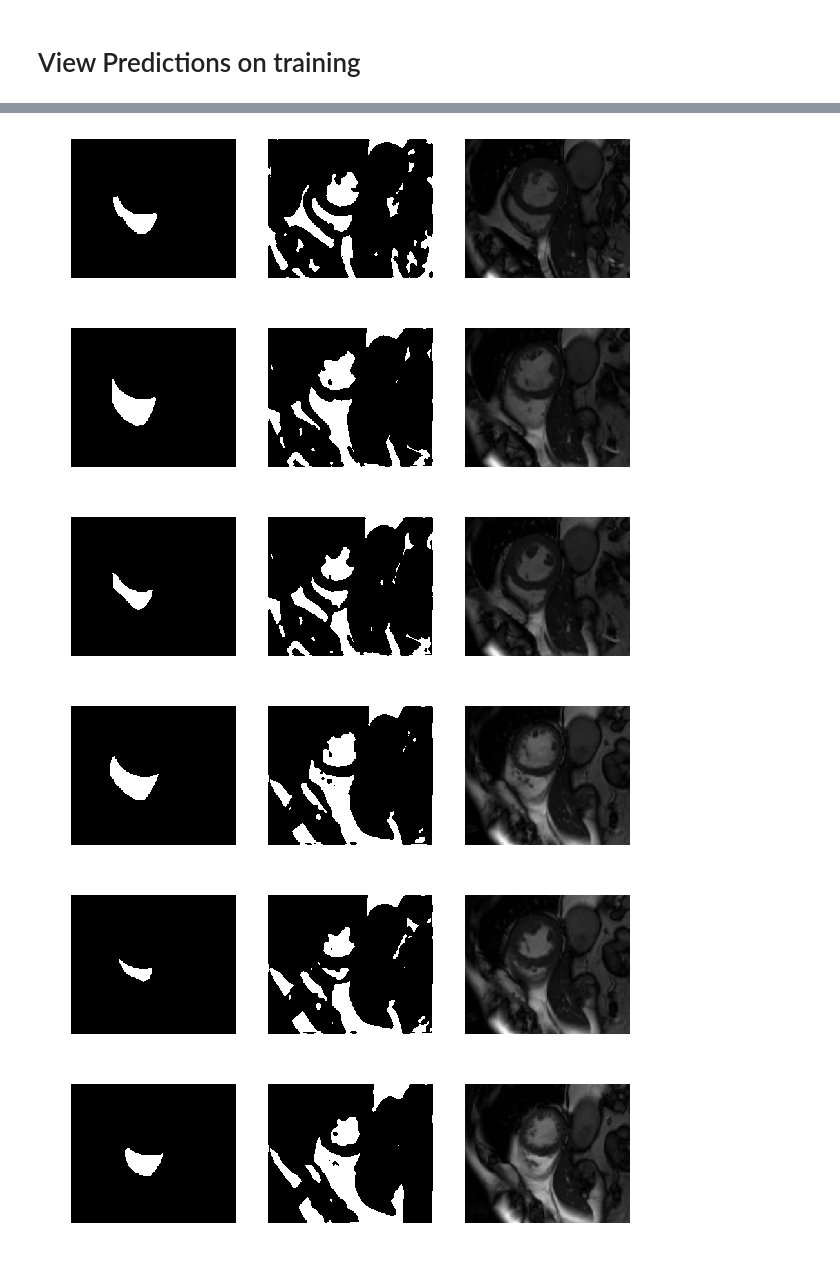
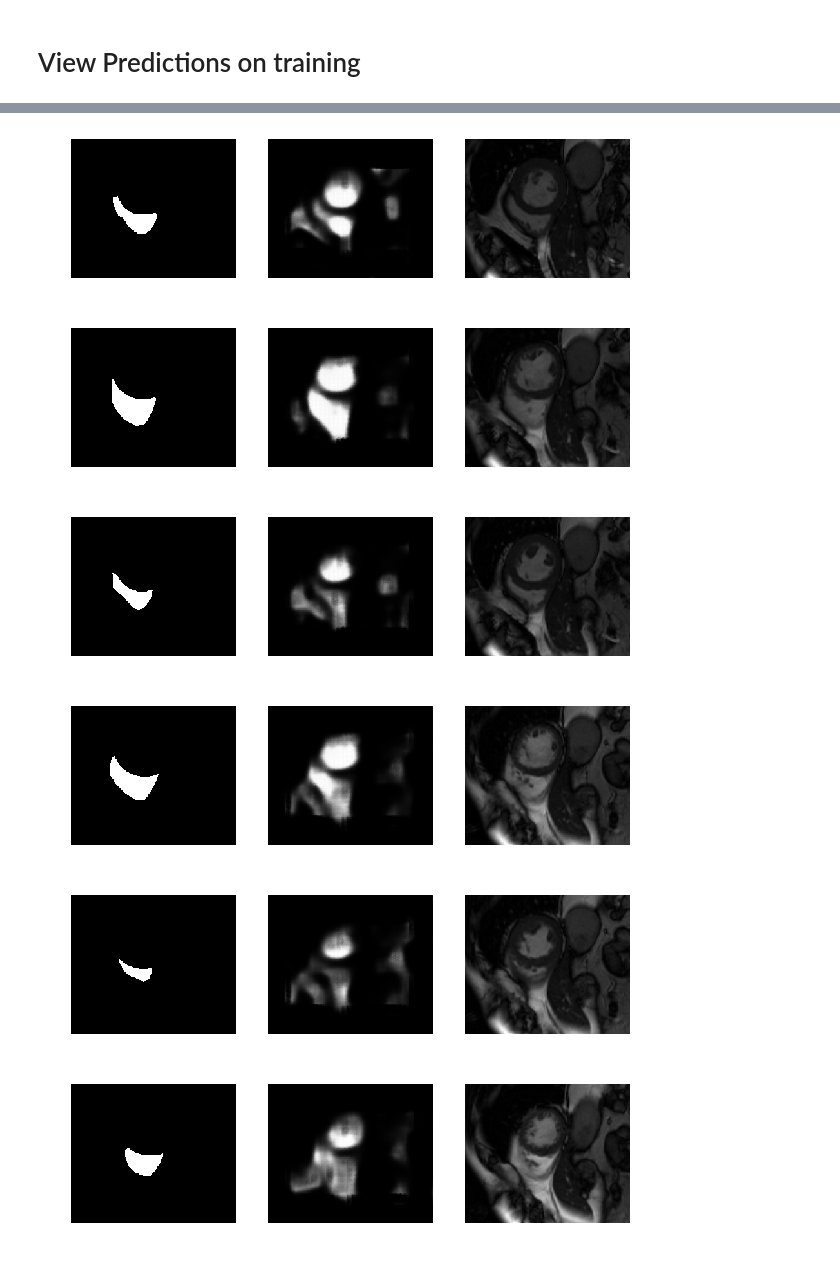
Before and after one commit to aksharkkumar/cmri-rv-seg, a Jupyter notebook: notebooks/cmri-rv-seg.ipynb, the cells around one changed output, grey strips where cells are left out. Drawn from its saved outputs; the diff is of its cells as text; code cells hidden in the pictures.

```diff
--- a/notebooks/cmri-rv-seg.ipynb
+++ b/notebooks/cmri-rv-seg.ipynb
@@ -139,7 +139,7 @@ seed = 62
 
 validation_split=0.2
 
-epochs = 500
+epochs = 50
 batch_size = 32
 
 
@@ -159,7 +159,7 @@ data_gen_args = dict(rotation_range=180,
                      width_shift_range=0.1,
                      height_shift_range=0.1,
                      shear_range=0.1,
-                     zoom_range=0.01,
+                     zoom_range=0.05,
                      fill_mode='nearest')
 
 train_images_datagen = ImageDataGenerator(**data_gen_args)
@@ -179,7 +179,7 @@ train_masks_generator = train_images_datagen.flow(train_inner_masks, y=None, see
 
 train_generator = zip(train_images_generator, train_masks_generator)
 # %%
-checkpointer = ModelCheckpoint(filepath='saved_models/endo_models/weights500NoDropSGD.hdf5', verbose=1, save_best_only=True)
+checkpointer = ModelCheckpoint(filepath='saved_models/endo_models/weights50Drop.hdf5', verbose=1, save_best_only=True)
 
 hist = model.fit_generator(train_generator,steps_per_epoch=train_steps,epochs=epochs,verbose=1,callbacks=[checkpointer],
                    validation_data=(validation_images,validation_inner_masks),validation_steps=val_steps)
@@ -298,4 +305,5 @@ Dice Average: 0.92 Dice Stdev: 0.02
 # %%
+model.load_weights('saved_models/endo_models/weights500NoDropSGD.hdf5')
 print("Training Statistics(No Dropout, SGD optimizer)...")
 calculate_dice(train_images,train_inner_masks)
 print("Validation Statistics(No Dropout, SGD optimizer)...")
@@ -307,0 +316,6 @@ Dice Average: 0.92 Dice Stdev: 0.02
+# %%
+model.load_weights('saved_models/endo_models/weights50Drop.hdf5')
+print("Training Statistics(50 Epochs, No Dropout)...")
+calculate_dice(train_images,train_inner_masks)
+print("Validation Statistics(50 Epochs, No Dropout)...")
+calculate_dice(validation_images,validation_inner_masks)
@@ -441,7 +460,7 @@ Dice Average: 0.95 Dice Stdev: 0.02
 # %% [markdown]
 # View Predictions on training
 # %%
-model.load_weights('saved_models/endo_models/weights-500-20.hdf5')
+model.load_weights('saved_models/endo_models/weights50Drop.hdf5')
 
 def show_masks(images, i_masks_true):
     masks_pred = np.concatenate([model.predict(image[None,:,:,:]) for image in images])
@@ -454,7 +473,7 @@ def show_masks(images, i_masks_true):
         plt.imshow(i_mask, cmap=plt.cm.gray)
         plt.subplot(1,3,2)
         plt.axis("off")
-        plt.imshow(np.where(mask_pred[:,:,1]>0.15,255,0),cmap=plt.cm.gray)
+        plt.imshow(mask_pred[:,:,1],cmap=plt.cm.gray)
         plt.subplot(1, 3, 3)
         plt.axis("off")
         plt.imshow(image[:,:,0], cmap=plt.cm.gray)
@@ -468,6 +487,6 @@ show_masks(images[:10], inner_masks[:10])
-[figure, old version]
+[figure, new version]
-[figure, old version]
+[figure, new version]
-[figure, old version]
+[figure, new version]
-[figure, old version]
+[figure, new version]
-[figure, old version]
+[figure, new version]
-[figure, old version]
+[figure, new version]
```
Also changed, not shown: parts of 9 cells of this notebook, 5 other files.
